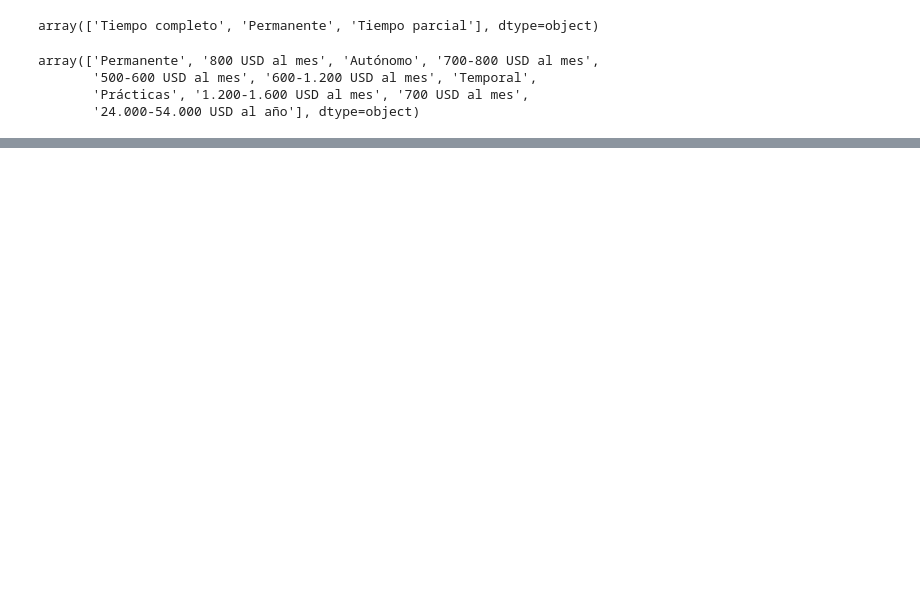
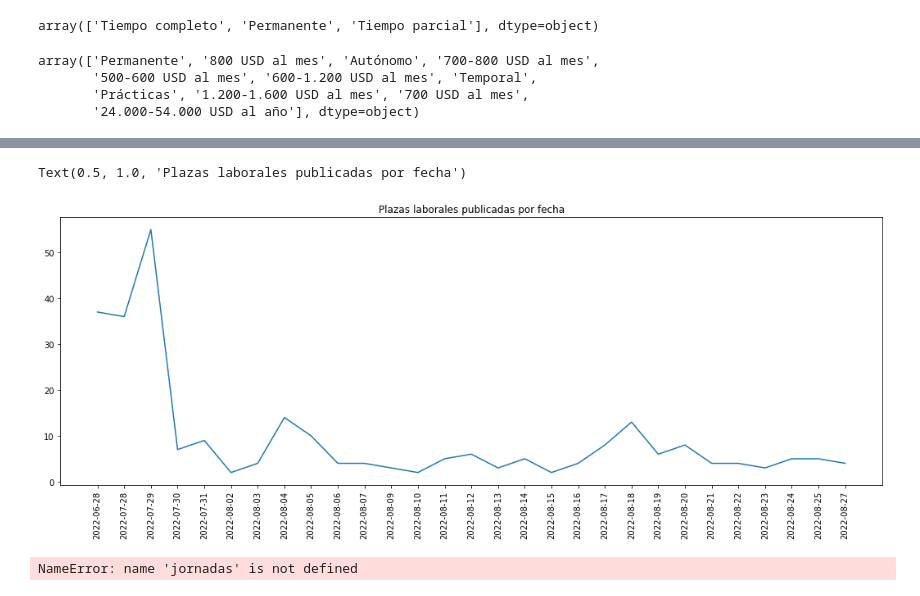
Before and after one commit to jcotrina2000/Sprint-1-Scraping, a Jupyter notebook: Scraping_RobinsonFlores/Analisis_OpcionEmpleo.ipynb, the cells around one changed output, grey strips where cells are left out. Cells and saved outputs as stored; diff of their text form; code cells hidden in the pictures; blank space fills up the shorter version.

Commit message:
analisis y graficos datos opcionempleo

```diff
--- a/Scraping_RobinsonFlores/Analisis_OpcionEmpleo.ipynb
+++ b/Scraping_RobinsonFlores/Analisis_OpcionEmpleo.ipynb
@@ -89,8 +91,0 @@ jornadas
-# %%
-# conteo de numero de empleos por jornada
-temp = jornadas[['Jornada','Cargo']]
-temp= temp.groupby('Jornada').count()
-print(temp)
-temp.plot(kind='barh', figsize=[12,8])
-plt.xlabel('numero de empleos')
-plt.title('Cantidad de empleos por Jornada laboral')
@@ -108,0 +104,17 @@ array(['Tiempo completo', 'Permanente', 'Tiempo parcial'], dtype=object)
+# %%
+# funcion para cabiar las fechas a una con la que se pueda hacer una serie de tiempo
+# los ultimos datos fueron tomados el 27-8-2022
+def change_fecha (fechaPublicacion):
+    temp = fechaPublicacion.strip().split()
+    fechaScaping = datetime.strptime("27-8-2022", '%d-%m-%Y').date()
+    if 'horas' in temp:
+        return str(fechaScaping )#no cambia la fecha
+    if 'días' in temp:
+        return str(fechaScaping -  timedelta(days=int(temp[1])))
+    if 'mes' in temp:
+        return str(fechaScaping -  timedelta(days=30))
+    if 'meses' in temp:
+        return str(fechaScaping -  timedelta(days=(int(temp[1])*30)))
+# %%
+empleos["Fecha_publicacion"] = empleos["Fecha_publicacion"].apply(change_fecha)
+empleos
@@ -108,0 +135,3 @@ array(['Tiempo completo', 'Permanente', 'Tiempo parcial'], dtype=object)
+# %%
+grupos = empleos[["Fecha_publicacion", "Cargo"]].groupby("Fecha_publicacion").count()
+grupos
@@ -108,0 +157,18 @@ array(['Tiempo completo', 'Permanente', 'Tiempo parcial'], dtype=object)
+# %%
+plt.figure(figsize=(18,6))
+plt.plot(grupos)
+plt.xticks(rotation=90)
+plt.title("Plazas laborales publicadas por fecha")
+# %% [output]
+Text(0.5, 1.0, 'Plazas laborales publicadas por fecha')
+[figure, added]
+# %%
+# conteo de numero de empleos por jornada
+temp = jornadas[['Permanencia','Cargo']]
+temp= temp.groupby('Permanencia').count()
+print(temp)
+temp.plot(kind='barh', figsize=[12,8])
+plt.xlabel('numero de empleos')
+plt.title('Cantidad de empleos por Jornada laboral')
+# %% [output]
+NameError: name 'jornadas' is not defined
```
Also changed, not shown: parts of 12 cells of this notebook.
